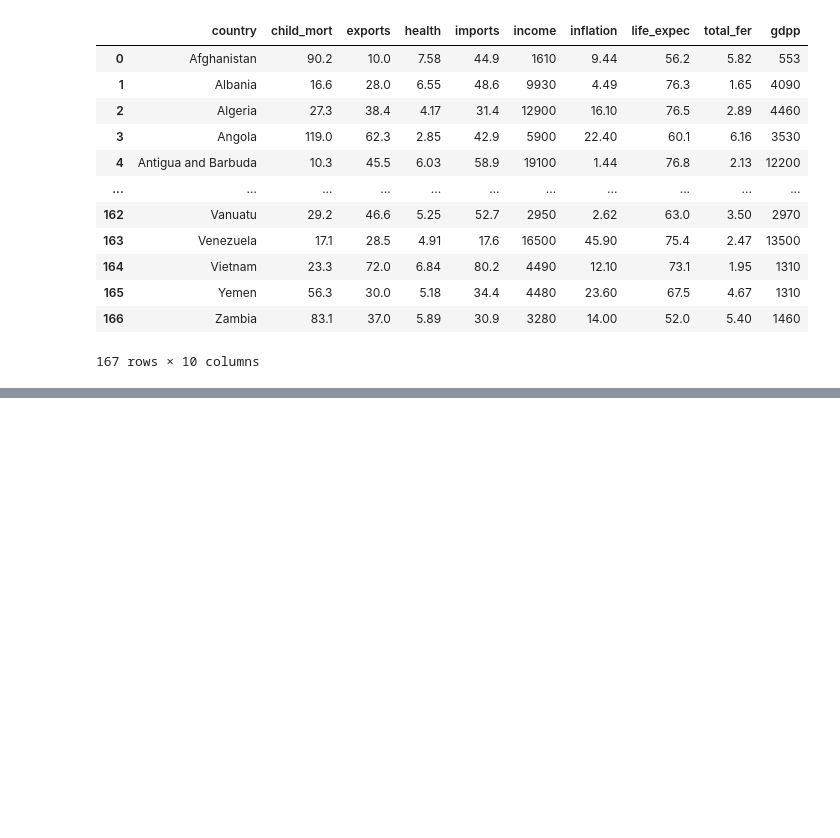
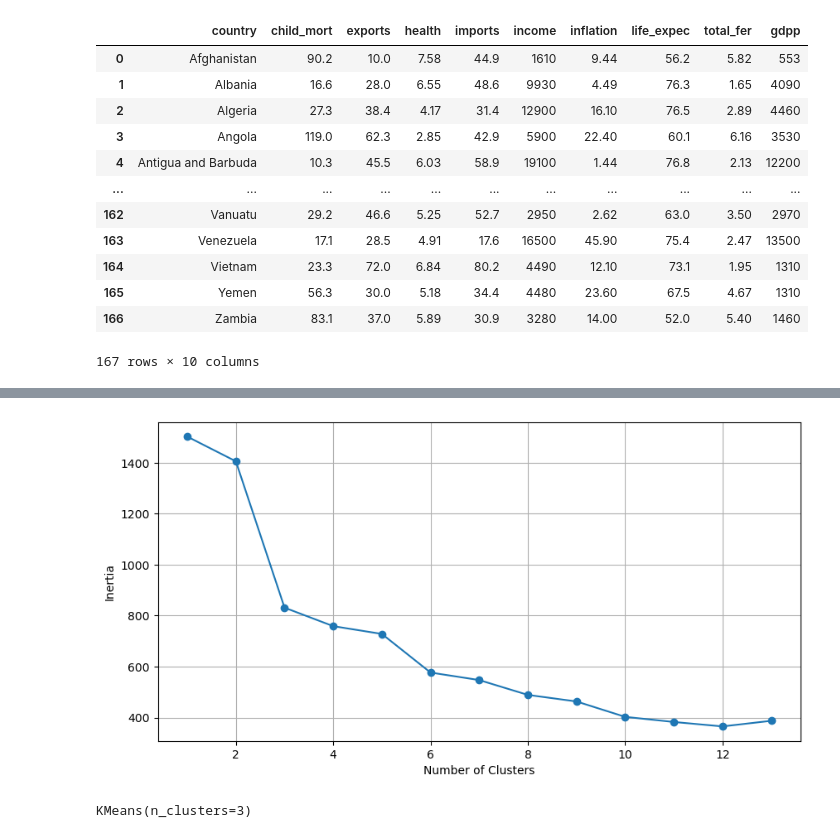
Before and after one commit to FadhRach/Legowo, a Jupyter notebook: CountryData.ipynb, the cells around one changed output, grey strips where cells are left out. Saved outputs shown, nothing was run; the diff lists cells and outputs as text; code cells hidden in the pictures; blank space fills up the shorter version.

```diff
--- a/CountryData.ipynb
+++ b/CountryData.ipynb
@@ -25,0 +265,4 @@ data1
+# %%
+scaler = StandardScaler()
+# %%
+data1[['child_mort_T',	'exports_T', 'health_T',	'imports_T',	'income_T',	'inflation_T',	'life_expec_T',	'total_fer_T',	'gdpp_T']] = scaler.fit_transform(data1[['child_mort',	'exports',	'health',	'imports',	'income',	'inflation',	'life_expec',	'total_fer',	'gdpp']])
@@ -25,0 +285,27 @@ data1
+# %%
+
+def optimise_k_means (data, max_k):
+    means = []
+    inertias = []
+
+    for k in range(1, max_k):
+        kmeans = KMeans(n_clusters=k)
+        kmeans.fit(data)
+        means.append(k)
+        inertias.append(kmeans. inertia_)
+    #Generate the elbow plot
+    fig =plt.subplots (figsize=(10,5))
+    plt.plot(means, inertias, 'o-')
+    plt.xlabel('Number of Clusters')
+    plt.ylabel('Inertia')
+    plt.grid(True)
+    plt.show()
+# %%
+optimise_k_means(data1[['child_mort_T',	'exports_T', 'health_T',	'imports_T',	'income_T',	'inflation_T',	'life_expec_T',	'total_fer_T',	'gdpp_T']], 14)
+# %% [output]
+[figure, added]
+# %%
+kmeans = KMeans(n_clusters=3)
+kmeans.fit(data1[['child_mort_T',	'exports_T', 'health_T',	'imports_T',	'income_T',	'inflation_T',	'life_expec_T',	'total_fer_T',	'gdpp_T']])
+# %% [output]
+KMeans(n_clusters=3)
```
Also changed, not shown: parts of 43 cells of this notebook.
